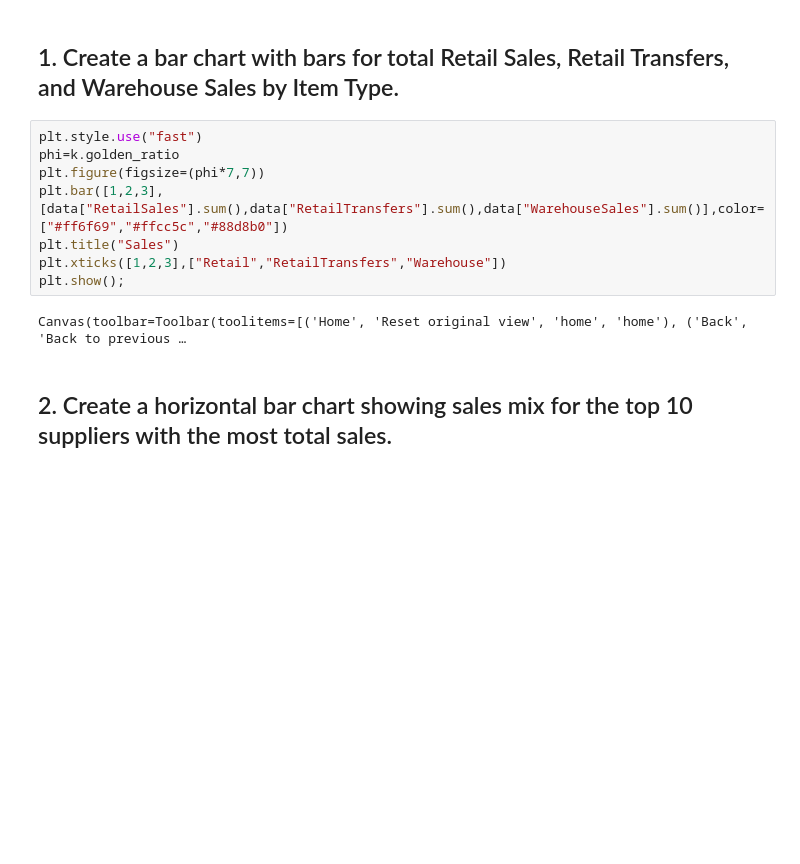
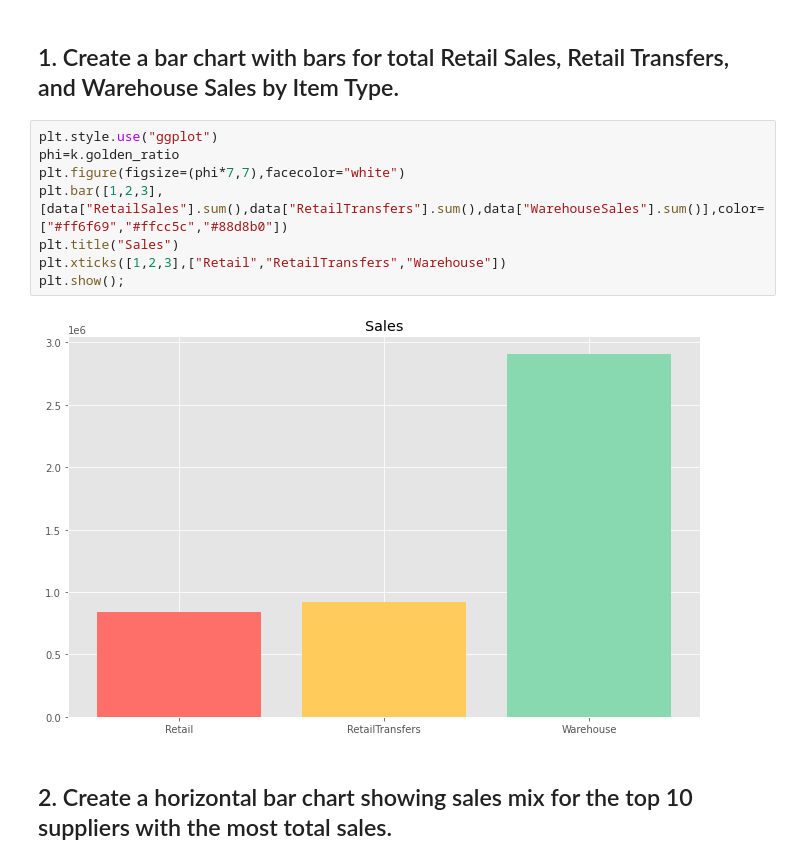
Before and after one commit to ta-data-mexpt/lab-plotting-multiple-data-series, a Jupyter notebook: your-code/main.ipynb, the cells around one changed output. Drawn from its saved outputs; the diff is of its cells as text; blank space fills up the shorter version.

```diff
--- a/your-code/main.ipynb
+++ b/your-code/main.ipynb
@@ -28,15 +28,15 @@ data.head()
 # %% [markdown]
 ## 1. Create a bar chart with bars for total Retail Sales, Retail Transfers, and Warehouse Sales by Item Type.
 # %%
-plt.style.use("fast")
+plt.style.use("ggplot")
 phi=k.golden_ratio
-plt.figure(figsize=(phi*7,7))
+plt.figure(figsize=(phi*7,7),facecolor="white")
 plt.bar([1,2,3],[data["RetailSales"].sum(),data["RetailTransfers"].sum(),data["WarehouseSales"].sum()],color=["#ff6f69","#ffcc5c","#88d8b0"])
 plt.title("Sales")
 plt.xticks([1,2,3],["Retail","RetailTransfers","Warehouse"])
 plt.show();
 # %% [output]
-Canvas(toolbar=Toolbar(toolitems=[('Home', 'Reset original view', 'home', 'home'), ('Back', 'Back to previous …
+[figure, added]
 # %% [markdown]
 ## 2. Create a horizontal bar chart showing sales mix for the top 10 suppliers with the most total sales.
 # %%
```
Also changed, not shown: parts of 6 cells of this notebook.
